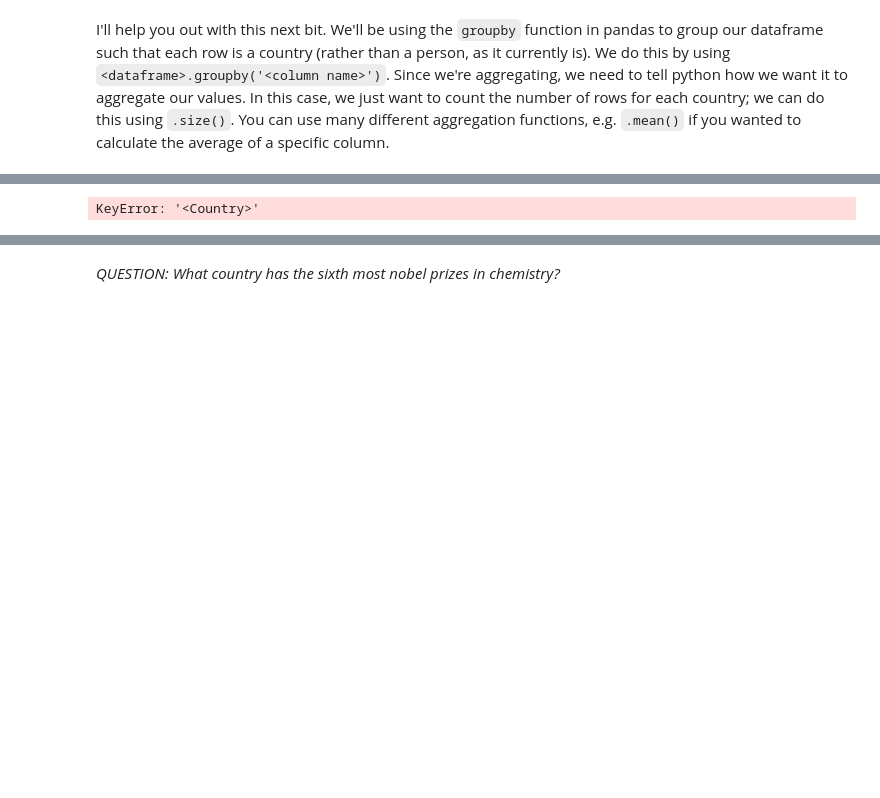
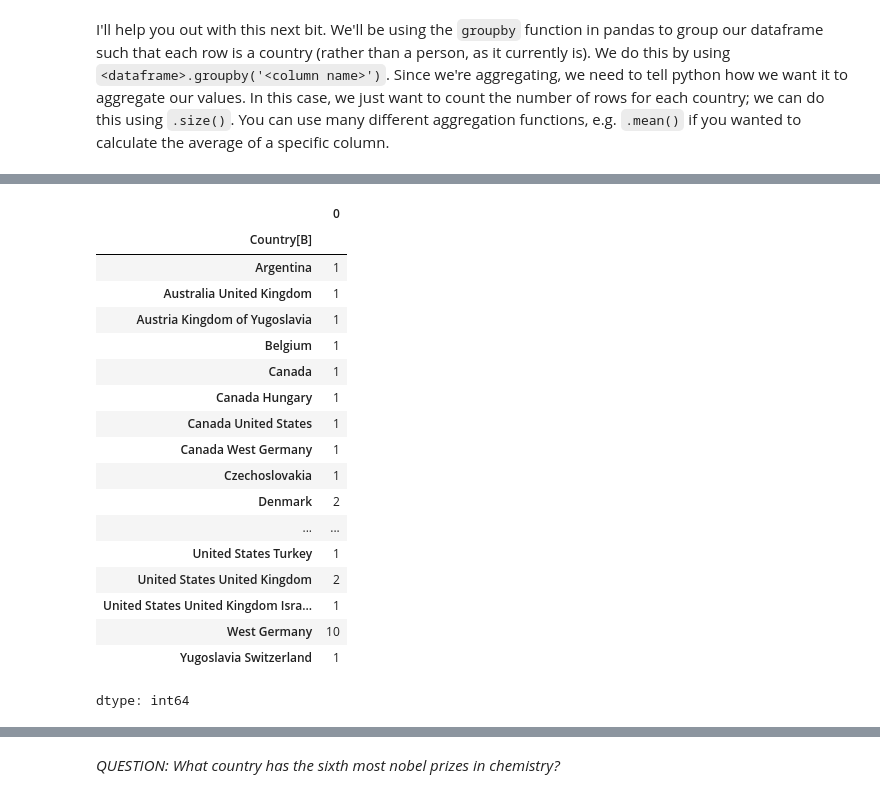
Before and after one commit to biancagallarati/QM2, a Jupyter notebook: notebooks/W02. Pandas.ipynb, the cells around one changed output, grey strips where cells are left out. Saved outputs shown, nothing was run; the diff lists cells and outputs as text; code cells hidden in the pictures; blank space fills up the shorter version.

```diff
--- a/notebooks/W02. Pandas.ipynb
+++ b/notebooks/W02. Pandas.ipynb
@@ -679,3 +679,9 @@ I'll help you out with this next bit. We'll be using the `groupby` function in p
 # now sort it in descending order
 
 # finally, plot the top 10 countries
+# %%
+url='https://en.wikipedia.org/wiki/List_of_Nobel_laureates_in_Chemistry'
+
+tables=pandas.read_html(url)
+
+print(tables)
@@ -681,0 +706,3 @@ I'll help you out with this next bit. We'll be using the `groupby` function in p
+# %%
+country=tables[0]
+country
@@ -682,4 +723,22 @@ I'll help you out with this next bit. We'll be using the `groupby` function in p
 # %%
-chem.groupby('<Country>').size()
+country.groupby('Country[B]').size()
 # %% [output]
+|  | 0 |
+| Country[B] |  |
+| Argentina | 1 |
+| Australia United Kingdom | 1 |
+| Austria Kingdom of Yugoslavia | 1 |
+| Belgium | 1 |
+| Canada | 1 |
+| Canada Hungary | 1 |
+| Canada United States | 1 |
+| Canada West Germany | 1 |
+| Czechoslovakia | 1 |
+| Denmark | 2 |
+| ... | ... |
+| United States Turkey | 1 |
+| United States United Kingdom | 2 |
+| United States United Kingdom Isra... | 1 |
+| West Germany | 10 |
+| Yugoslavia Switzerland | 1 |
-KeyError: '<Country>'
+dtype: int64
```
Also changed, not shown: parts of 4 cells of this notebook.
